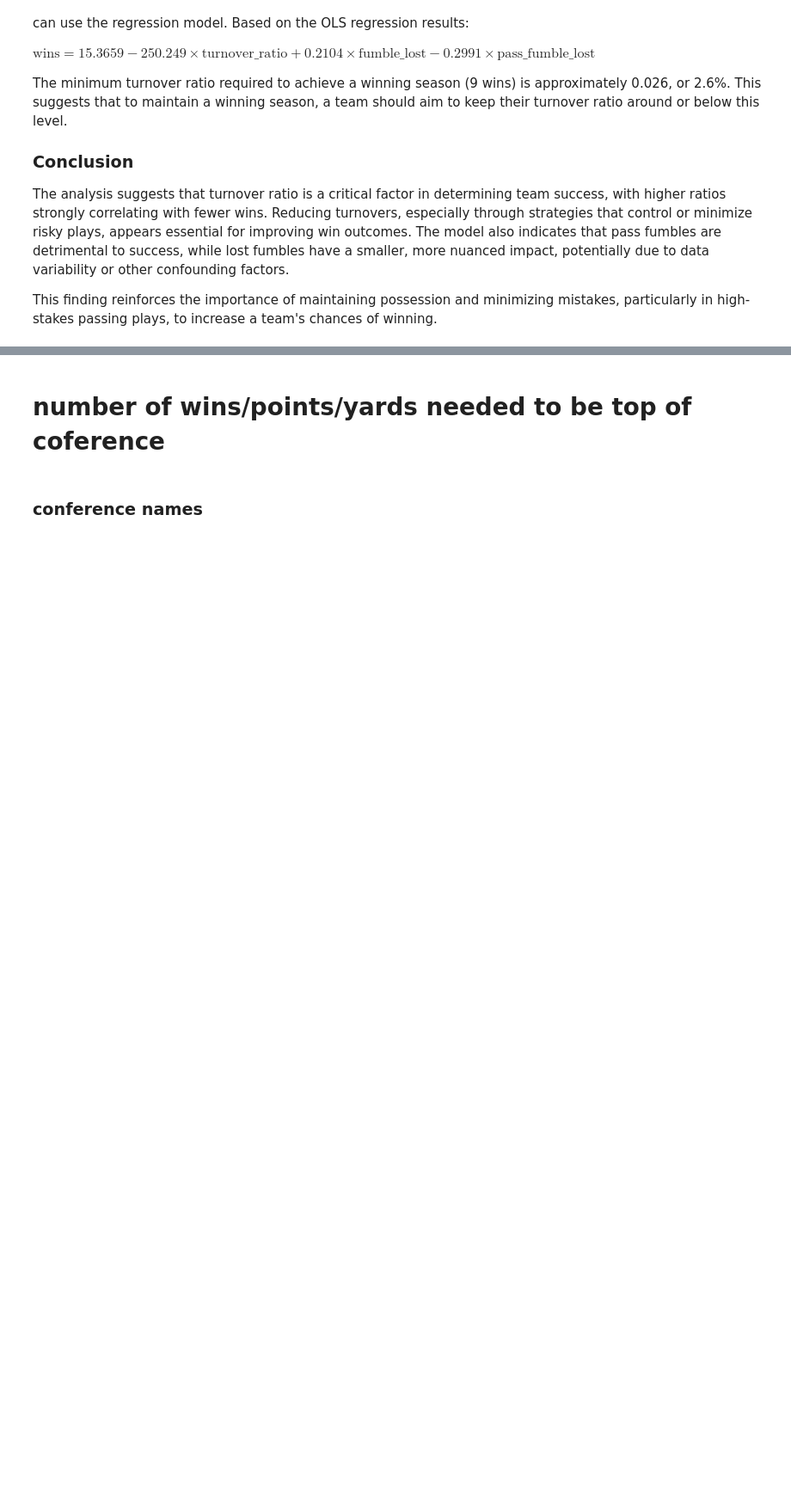
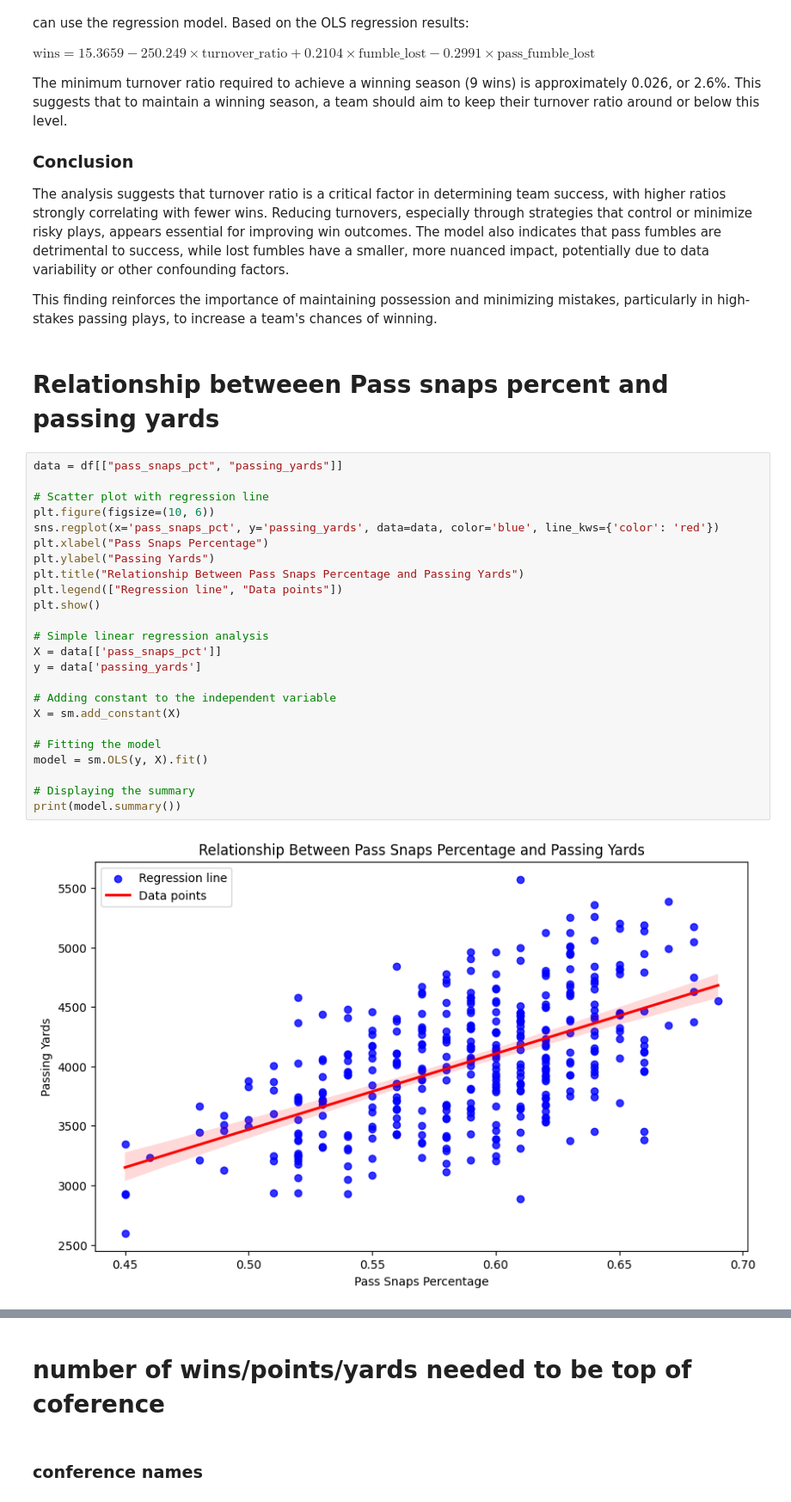
Before and after one commit to kai-ion/Data-602, a Jupyter notebook: Final Project/final_project.ipynb, the cells around one changed output, grey strips where cells are left out. Shown at 86% size. Saved outputs shown, nothing was run; the diff lists cells and outputs as text; blank space fills up the shorter version.

Commit message:
update pass percent

```diff
--- a/Final Project/final_project.ipynb
+++ b/Final Project/final_project.ipynb
@@ -1415,3 +1415,31 @@ The minimum turnover ratio required to achieve a winning season (9 wins) is appr
 The analysis suggests that turnover ratio is a critical factor in determining team success, with higher ratios strongly correlating with fewer wins. Reducing turnovers, especially through strategies that control or minimize risky plays, appears essential for improving win outcomes. The model also indicates that pass fumbles are detrimental to success, while lost fumbles have a smaller, more nuanced impact, potentially due to data variability or other confounding factors.
 
 This finding reinforces the importance of maintaining possession and minimizing mistakes, particularly in high-stakes passing plays, to increase a team's chances of winning.
+# %% [markdown]
+# Relationship betweeen Pass snaps percent and passing yards
+# %%
+data = df[["pass_snaps_pct", "passing_yards"]]
+
+# Scatter plot with regression line
+plt.figure(figsize=(10, 6))
+sns.regplot(x='pass_snaps_pct', y='passing_yards', data=data, color='blue', line_kws={'color': 'red'})
+plt.xlabel("Pass Snaps Percentage")
+plt.ylabel("Passing Yards")
+plt.title("Relationship Between Pass Snaps Percentage and Passing Yards")
+plt.legend(["Regression line", "Data points"])
+plt.show()
+
+# Simple linear regression analysis
+X = data[['pass_snaps_pct']]
+y = data['passing_yards']
+
+# Adding constant to the independent variable
+X = sm.add_constant(X)
+
+# Fitting the model
+model = sm.OLS(y, X).fit()
+
+# Displaying the summary
+print(model.summary())
+# %% [output]
+[figure, added]
```
Also changed, not shown: parts of 11 cells of this notebook.
